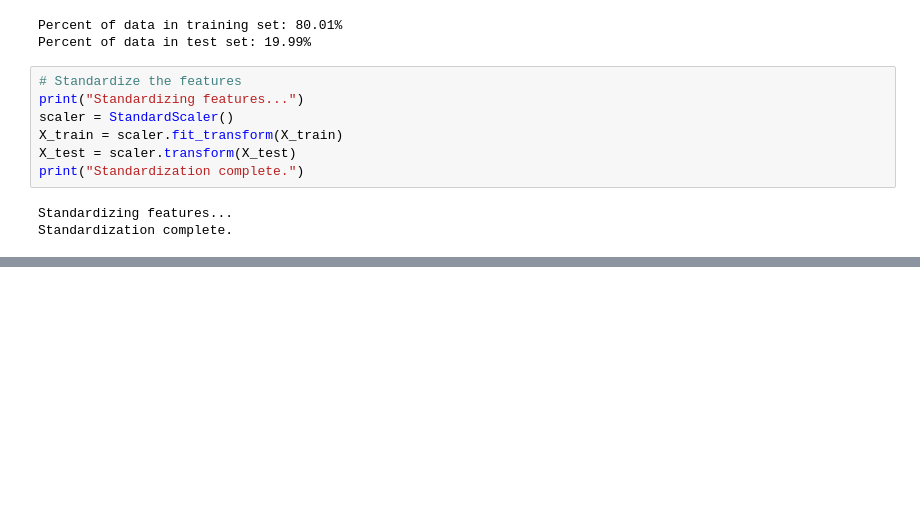
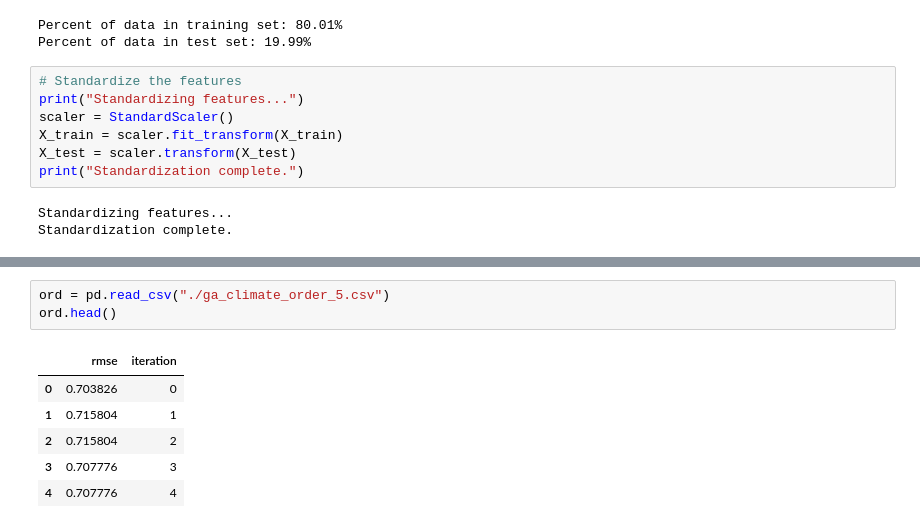
Before and after one commit to joaocalen/TC1-NC, a Jupyter notebook: TC1_skl_climate_change.ipynb, the cells around one changed output, grey strips where cells are left out. Saved outputs shown, nothing was run; the diff lists cells and outputs as text; blank space fills up the shorter version.

```diff
--- a/TC1_skl_climate_change.ipynb
+++ b/TC1_skl_climate_change.ipynb
@@ -264,0 +347,10 @@ fig.show('svg')
+# %%
+ord = pd.read_csv("./ga_climate_order_5.csv")
+ord.head()
+# %% [output]
+|  | rmse | iteration |
+| 0 | 0.703826 | 0 |
+| 1 | 0.715804 | 1 |
+| 2 | 0.715804 | 2 |
+| 3 | 0.707776 | 3 |
+| 4 | 0.707776 | 4 |
```
Also changed, not shown: parts of 14 cells of this notebook, 4 other files.
